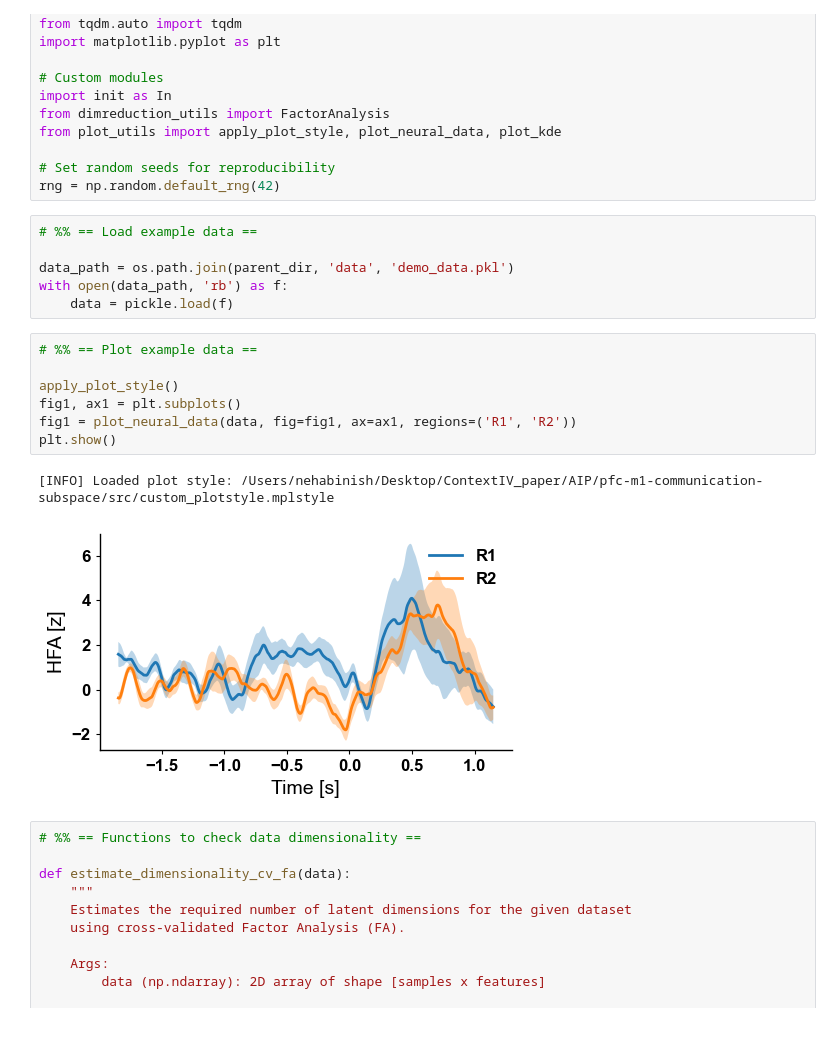
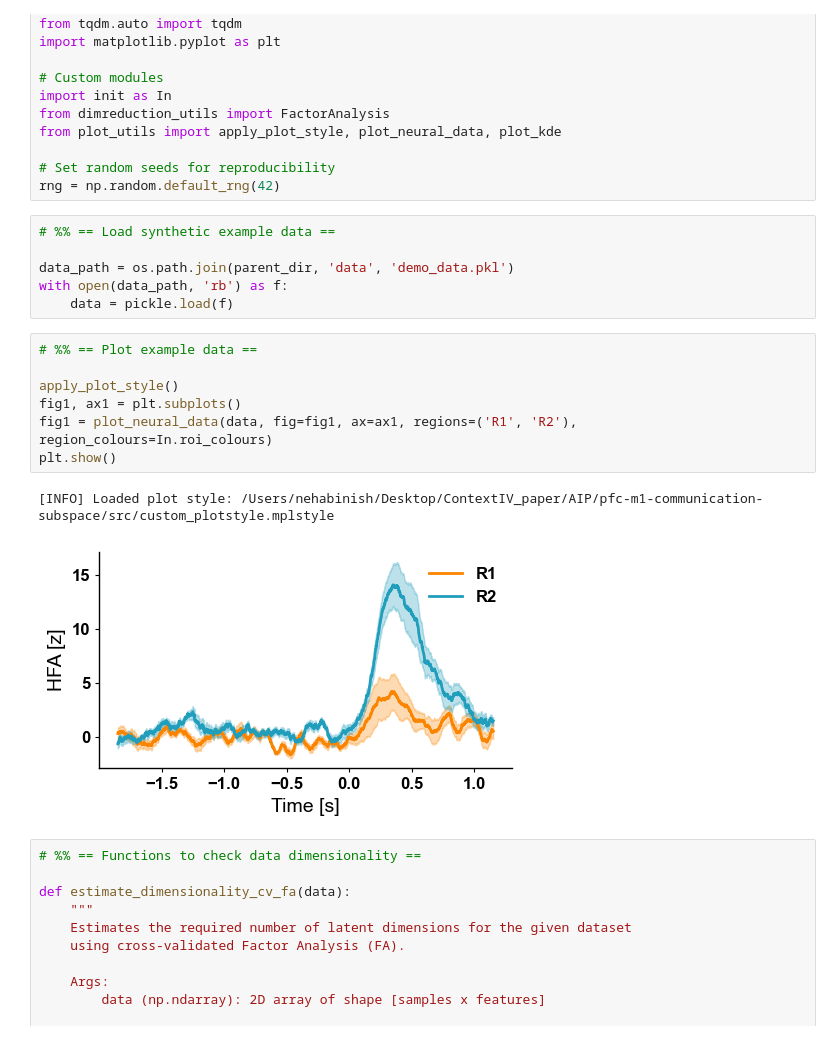
Before and after one commit to nehabinish/pfc-m1-communication-subspace, a Jupyter notebook: scripts/check-data-dimensionality.ipynb, the cells around one changed output. Saved outputs shown, nothing was run; the diff lists cells and outputs as text.

Commit message:
finalised init parameters for notebook check-data-dimensionality.ipynb

```diff
--- a/scripts/check-data-dimensionality.ipynb
+++ b/scripts/check-data-dimensionality.ipynb
@@ -62,7 +65,7 @@ from plot_utils import apply_plot_style, plot_neural_data, plot_kde
 # Set random seeds for reproducibility
 rng = np.random.default_rng(42)
 # %%
-# %% == Load example data ==
+# %% == Load synthetic example data ==
 
 data_path = os.path.join(parent_dir, 'data', 'demo_data.pkl')
 with open(data_path, 'rb') as f:
@@ -70,13 +73,13 @@ with open(data_path, 'rb') as f:
 # %%
 # %% == Plot example data ==
 
 apply_plot_style()
 fig1, ax1 = plt.subplots()
-fig1 = plot_neural_data(data, fig=fig1, ax=ax1, regions=('R1', 'R2'))
+fig1 = plot_neural_data(data, fig=fig1, ax=ax1, regions=('R1', 'R2'), region_colours=In.roi_colours)
 plt.show()
 # %% [output]
 [INFO] Loaded plot style: /Users/nehabinish/Desktop/ContextIV_paper/AIP/pfc-m1-communication-subspace/src/custom_plotstyle.mplstyle
-[figure, old version]
+[figure, new version]
 # %%
 # %% == Functions to check data dimensionality ==
 
```
Also changed, not shown: parts of 3 cells of this notebook, 3 other files.
